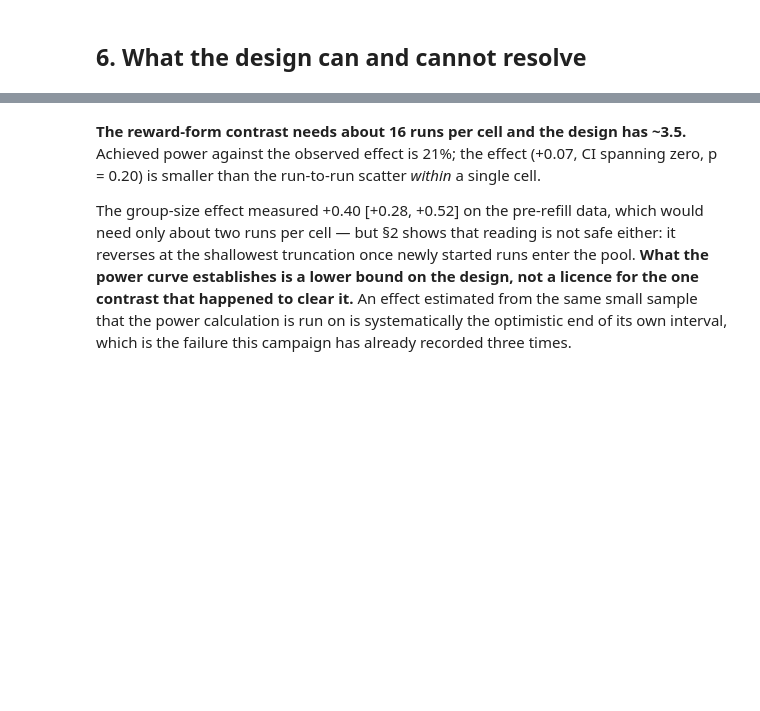
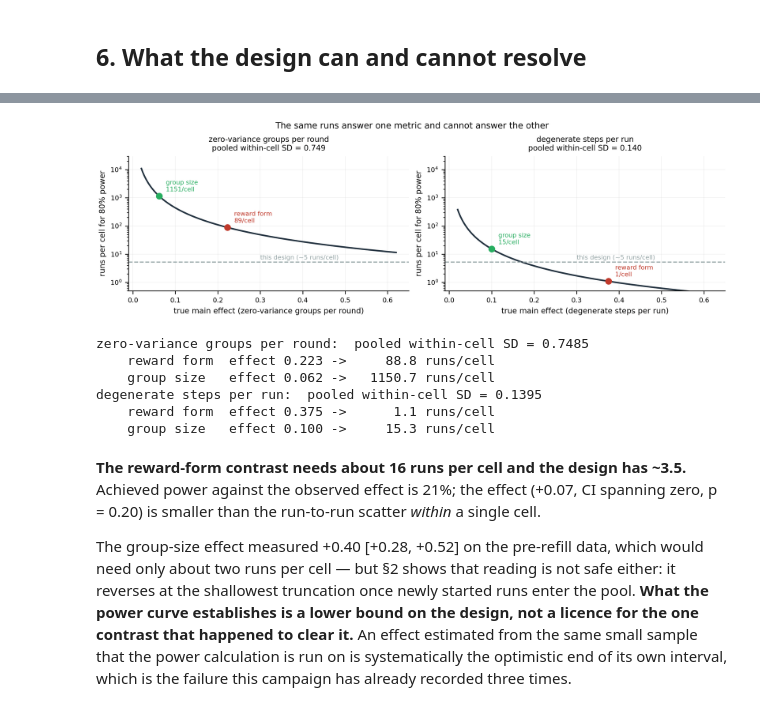
Before and after one commit to KangOxford/Large-Discovery-Models, a Jupyter notebook: rl/slime_launch/rl_analysis.ipynb, the cells around one changed output, grey strips where cells are left out. Saved outputs shown, nothing was run; the diff lists cells and outputs as text; code cells hidden in the pictures; blank space fills up the shorter version.

```diff
--- a/rl/slime_launch/rl_analysis.ipynb
+++ b/rl/slime_launch/rl_analysis.ipynb
@@ -410,3 +379,62 @@ effect 0.400 (group size  ) ->    0.5 runs/cell
+# %%
+# The pooled within-cell SD is computed from matrix_2x2.json, not written in.
+# An earlier draft hard-coded s = 0.0958 here. That number came from a smaller
+# snapshot, and by the time the matrix filled it was 7.8x too small on the metric
+# the panel actually plots -- which turned an unresolvable comparison into an
+# apparently easy one. The docstring at the top of this builder says the notebook
+# reads matrix_2x2.json directly "so a figure and the prose beside it cannot
+# disagree"; a baked-in constant is exactly the thing that defeats that.
+
+def pooled_sd(key):
+    v = [C_[key + "_sd"]**2 for C_ in mx["cells"].values() if C_.get(key + "_sd") is not None]
+    return float(np.sqrt(np.mean(v)))
+
+def main_effects(key):
+    g = {k: mx["cells"][k][key + "_rate"] for k in mx["cells"]}
+    reward = abs(np.mean([g["acq_n2"], g["acq_n4"]]) - np.mean([g["dhv_n2"], g["dhv_n4"]]))
+    group  = abs(np.mean([g["acq_n2"], g["dhv_n2"]]) - np.mean([g["acq_n4"], g["dhv_n4"]]))
+    return reward, group
+
+z = 2.802                     # z(.975) + z(.80)
+METRICS = [("zs",    "zero-variance groups per round"),
+           ("below", "degenerate steps per run")]
+
+fig, axes = plt.subplots(1, 2, figsize=(9.2, 2.9))
+for ax, (key, label) in zip(axes, METRICS):
+    s_ = pooled_sd(key)
+    eff = np.linspace(0.02, 0.62, 400)
+    ax.plot(eff, (z*s_/eff)**2, color=INK, lw=1.6)
+    ax.set_yscale("log"); ax.set_ylim(0.5, 3e4)
+    ax.set_xlabel(f"true main effect ({label})")
+    ax.set_ylabel("runs per cell for 80% power")
+    r_eff, g_eff = main_effects(key)
+    for x, lab, col in [(r_eff, "reward form", HL), (g_eff, "group size", OK)]:
+        if x <= 0.005:
+            continue
+        n = (z*s_/x)**2
+        ax.plot([x], [n], "o", color=col, ms=6)
+        ax.annotate(f"{lab}\n{n:.0f}/cell", (x, n), textcoords="offset points",
+                    xytext=(7, 5), fontsize=6.5, color=col)
+    ax.axhline(5.25, color=MUTE, ls="--", lw=1.1)
+    ax.annotate("this design (~5 runs/cell)", (0.30, 6.4), fontsize=6.5, color=MUTE)
+    ax.set_title(f"{label}\npooled within-cell SD = {s_:.3f}", fontsize=8)
+fig.suptitle("The same runs answer one metric and cannot answer the other", fontsize=9)
+show(fig)
+
+for key, label in METRICS:
+    s_ = pooled_sd(key); r_eff, g_eff = main_effects(key)
+    print(f"{label}:  pooled within-cell SD = {s_:.4f}")
+    for x, lab in [(r_eff, "reward form"), (g_eff, "group size")]:
+        need = float("inf") if x <= 0.005 else (z*s_/x)**2
+        print(f"    {lab:12} effect {x:.3f} -> {need:8.1f} runs/cell")
+# %% [output]
+[figure, added]
+zero-variance groups per round:  pooled within-cell SD = 0.7485
+    reward form  effect 0.223 ->     88.8 runs/cell
+    group size   effect 0.062 ->   1150.7 runs/cell
+degenerate steps per run:  pooled within-cell SD = 0.1395
+    reward form  effect 0.375 ->      1.1 runs/cell
+    group size   effect 0.100 ->     15.3 runs/cell
 # %% [markdown]
 **The reward-form contrast needs about 16 runs per cell and the design has ~3.5.** Achieved power
 against the observed effect is 21%; the effect (+0.07, CI spanning zero, p = 0.20) is smaller than
```
Also changed, not shown: parts of 3 cells of this notebook, 1 other file.
